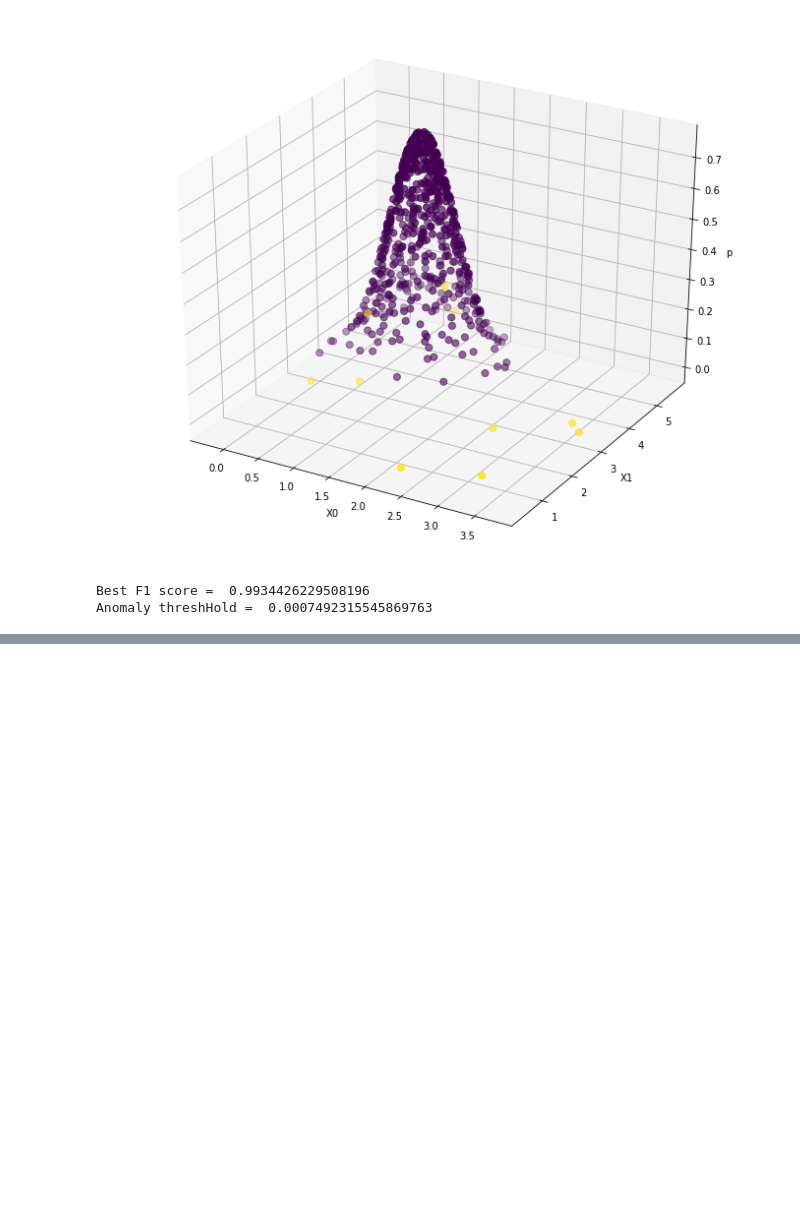
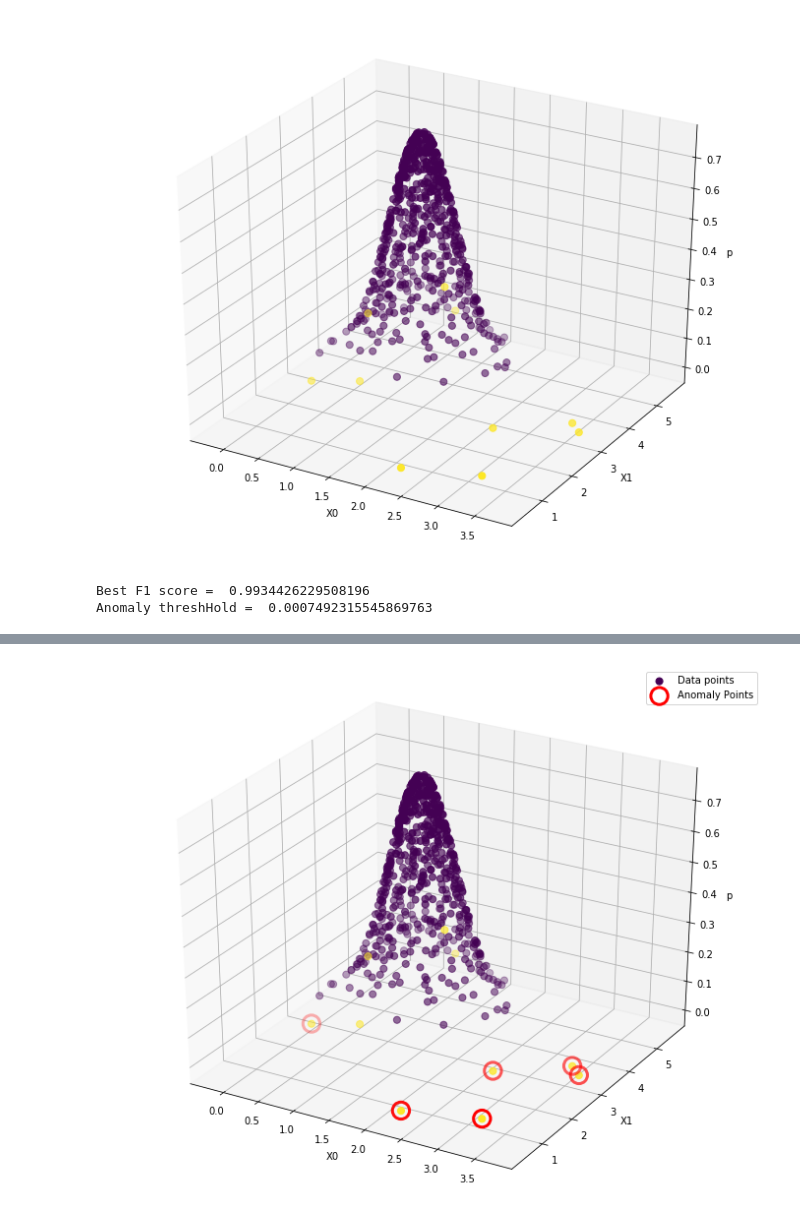
Before and after one commit to jchen8000/MachineLearning, a Jupyter notebook: Anomaly Detection/anomaly_detection.ipynb, the cells around one changed output, grey strips where cells are left out. Cells and saved outputs as stored; diff of their text form; code cells hidden in the pictures; blank space fills up the shorter version.

```diff
--- a/Anomaly Detection/anomaly_detection.ipynb
+++ b/Anomaly Detection/anomaly_detection.ipynb
@@ -128,0 +150,16 @@ anomaly
+# %%
+fig = plt.figure(figsize=(12, 10))
+ax = fig.gca(projection='3d')
+ax.grid(True)
+ax.scatter3D(X[:, 0], X[:, 1], p, c=y, s=50, cmap='viridis', label='Data points')
+ax.scatter3D(X_anomaly[:, 0], X_anomaly[:, 1], epsilon, s=300, edgecolors='red', facecolors='none', linewidth=3, label='Anomaly Points')
+#ax.annotate('Anomaly Points', xy=(X_anomaly[0,0:2]), color='red', textcoords='axes fraction',xytext=(.8, .95),
+#                 arrowprops=dict(arrowstyle='->', connectionstyle='arc3,rad=-0.2', color='red'))
+ax.set_xlabel('X0')
+ax.set_ylabel('X1')
+ax.set_zlabel('p')
+ax.legend()
+
+plt.show()
+# %% [output]
+[figure, added]
```
Also changed, not shown: parts of 5 cells of this notebook.
